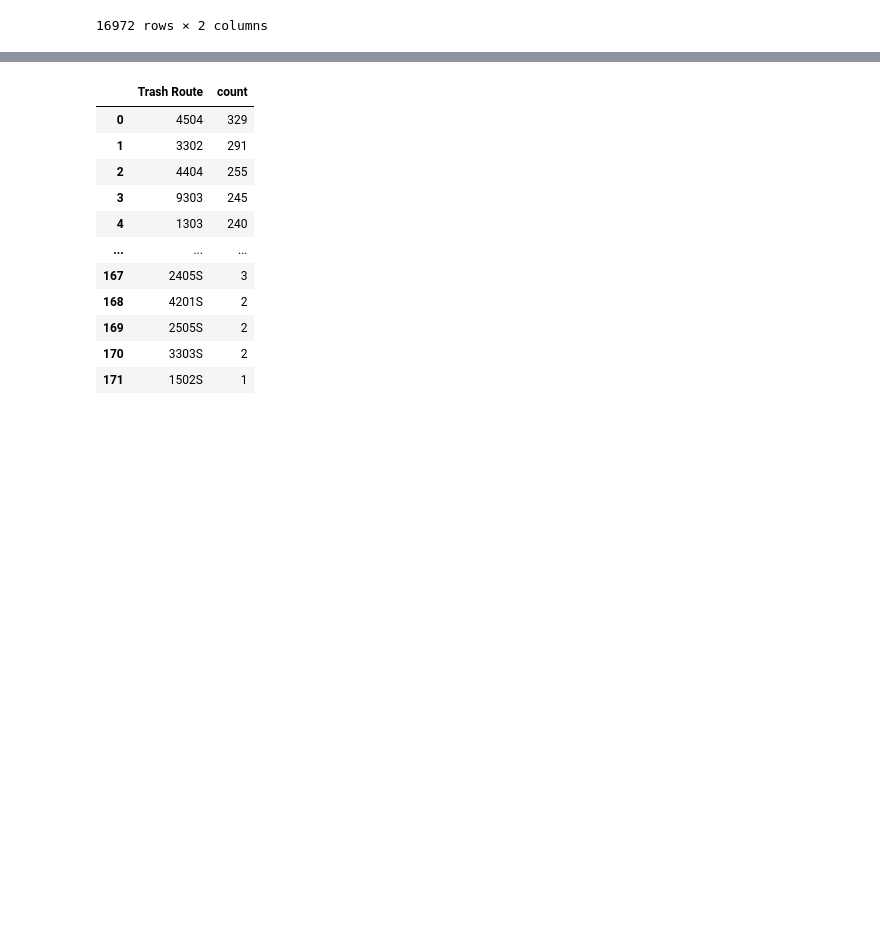
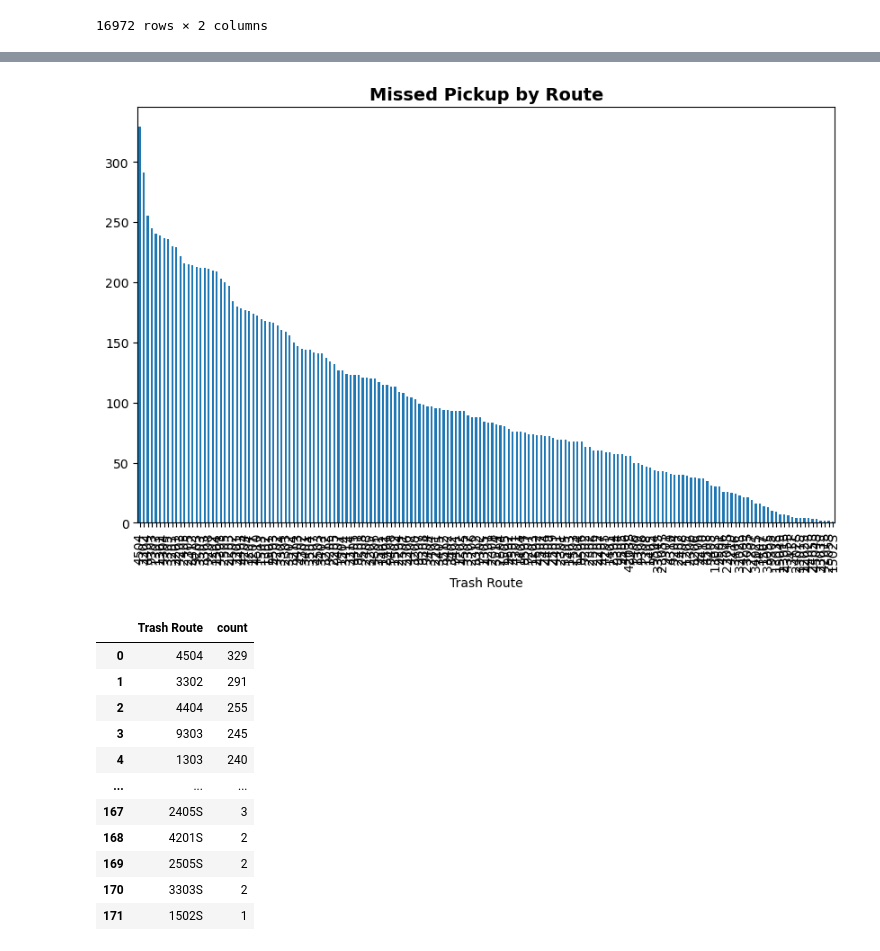
Before and after one commit to NewForce-Cohort-10-Data/trash-haulers-cache-me-outside, a Jupyter notebook: notebooks/Question 5.ipynb, the cells around one changed output, grey strips where cells are left out. Saved outputs shown, nothing was run; the diff lists cells and outputs as text; code cells hidden in the pictures; blank space fills up the shorter version.

```diff
--- a/notebooks/Question 5.ipynb
+++ b/notebooks/Question 5.ipynb
@@ -170,3 +215,9 @@ trashb
+# %%
+trashb['Trash Route'].value_counts().plot(kind = 'bar', figsize = (10,6))
+# plt.xticks(rotation = 0, fontsize = 12)
+plt.title('Missed Pickup by Route', fontsize = 14, fontweight = 'bold');
+# %% [output]
+[figure, added]
 # %%
 trashg = trashb.value_counts('Trash Route').to_frame().reset_index()
 # %%
```
Also changed, not shown: parts of 41 cells of this notebook, 4 other files.
